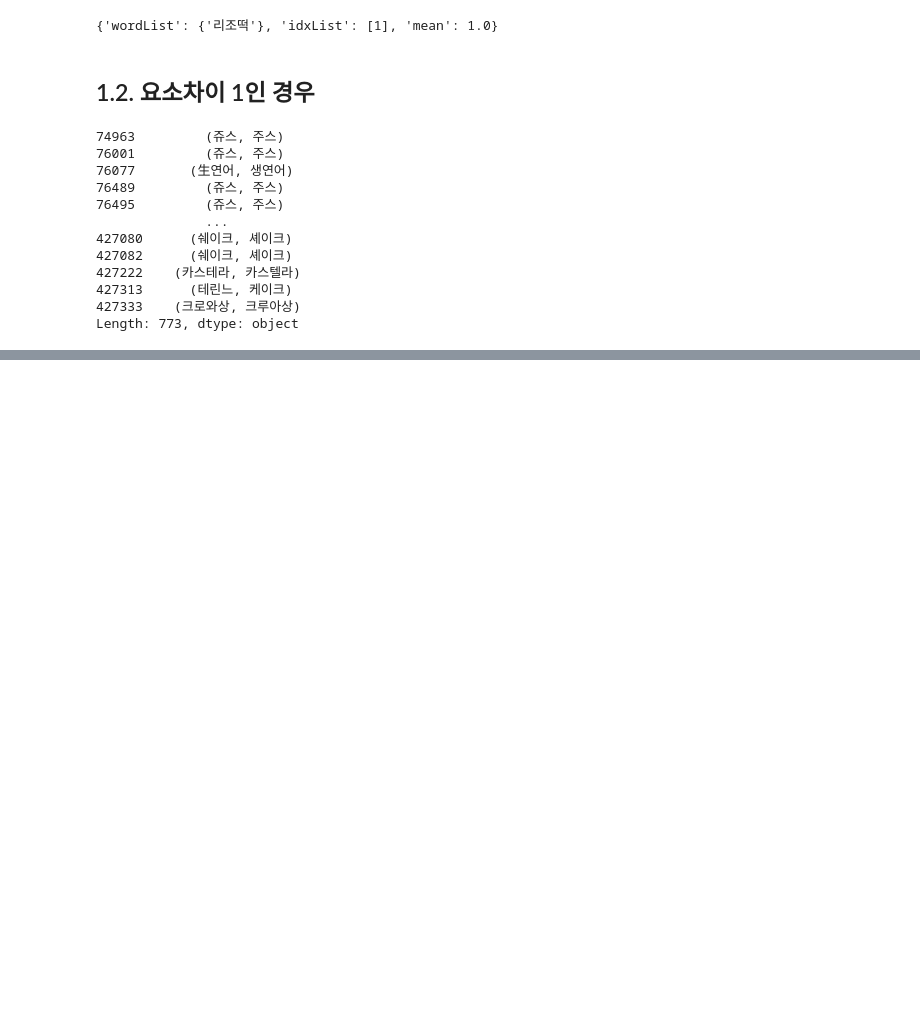
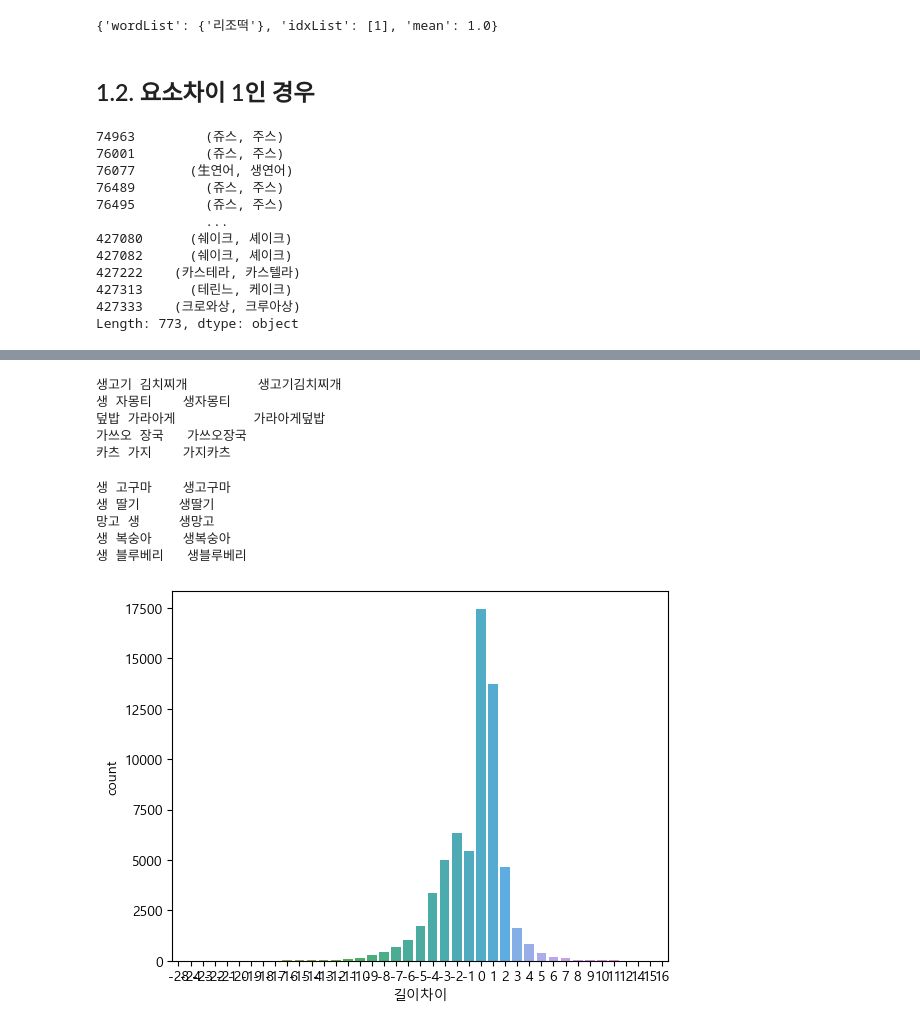
Before and after one commit to LeeJuHwan/beaver_nlp, a Jupyter notebook: FINAL/FINAL_Process.ipynb, the cells around one changed output, grey strips where cells are left out. Drawn from its saved outputs; the diff is of its cells as text; code cells hidden in the pictures; blank space fills up the shorter version.

```diff
--- a/FINAL/FINAL_Process.ipynb
+++ b/FINAL/FINAL_Process.ipynb
@@ -243,0 +286,26 @@ with open('WD.WordToStandard.p', 'rb') as f:
+# %%
+for x, y in ls[0].unique()[:5]:
+    print(x,'\t',y)
+# %% [output]
+생고기 김치찌개         생고기김치찌개
+생 자몽티    생자몽티
+덮밥 가라아게          가라아게덮밥
+가쓰오 장국   가쓰오장국
+카츠 가지    가지카츠
+# %%
+for x, y in ls[1].unique()[:5]:
+    print(x,'\t',y)
+# %% [output]
+생 고구마    생고구마
+생 딸기     생딸기
+망고 생     생망고
+생 복숭아    생복숭아
+생 블루베리   생블루베리
+# %%
+import seaborn as sns
+import matplotlib.pyplot as plt
+plt.rcParams['font.family'] = 'Malgun Gothic'
+# %%
+sns.countplot(train['길이차이']);
+# %% [output]
+[figure, added]
```
Also changed, not shown: parts of 8 cells of this notebook.
